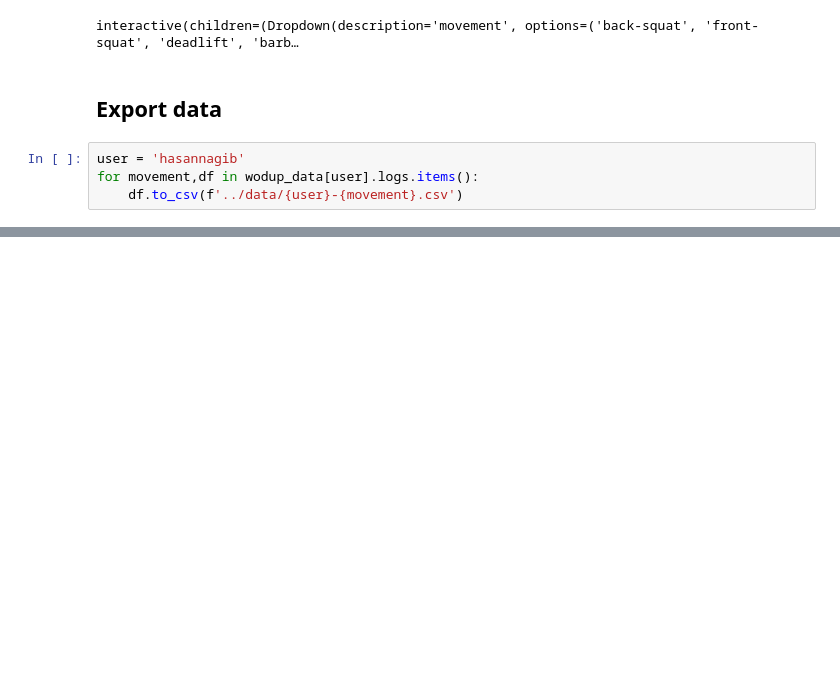
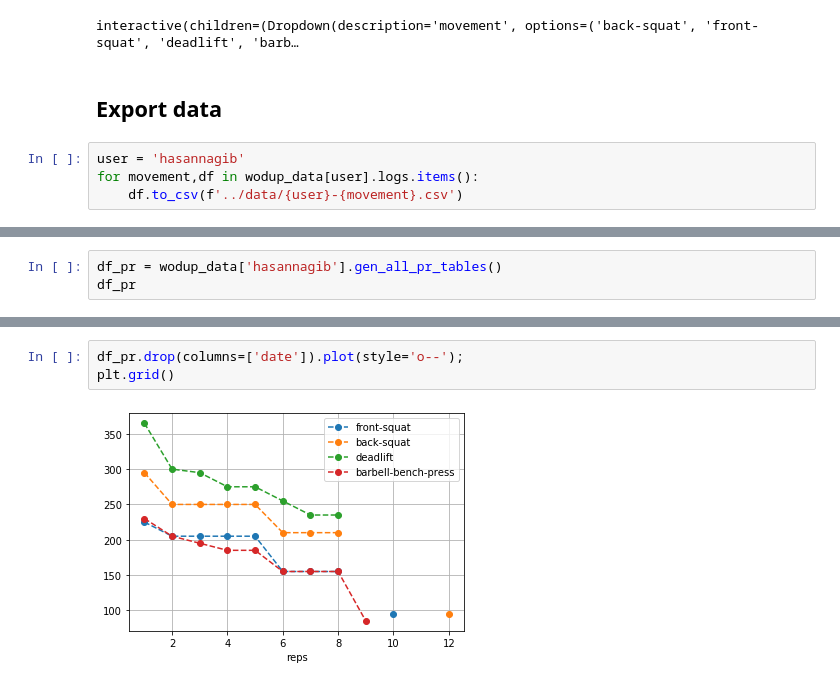
Before and after one commit to hnagib/WodUp-Scraper, a Jupyter notebook: notebooks/hn-wodup-crawler.ipynb, the cells around one changed output, grey strips where cells are left out. Drawn from its saved outputs; the diff is of its cells as text; blank space fills up the shorter version.

Commit message:
add PR table functions

```diff
--- a/notebooks/hn-wodup-crawler.ipynb
+++ b/notebooks/hn-wodup-crawler.ipynb
@@ -125,0 +131,3 @@ for movement,df in wodup_data[user].logs.items():
+# %%
+df_pr = wodup_data['hasannagib'].gen_all_pr_tables()
+df_pr
@@ -125,0 +148,5 @@ for movement,df in wodup_data[user].logs.items():
+# %%
+df_pr.drop(columns=['date']).plot(style='o--');
+plt.grid()
+# %% [output]
+[figure, added]
```
Also changed, not shown: parts of 5 cells of this notebook, 2 other files.
